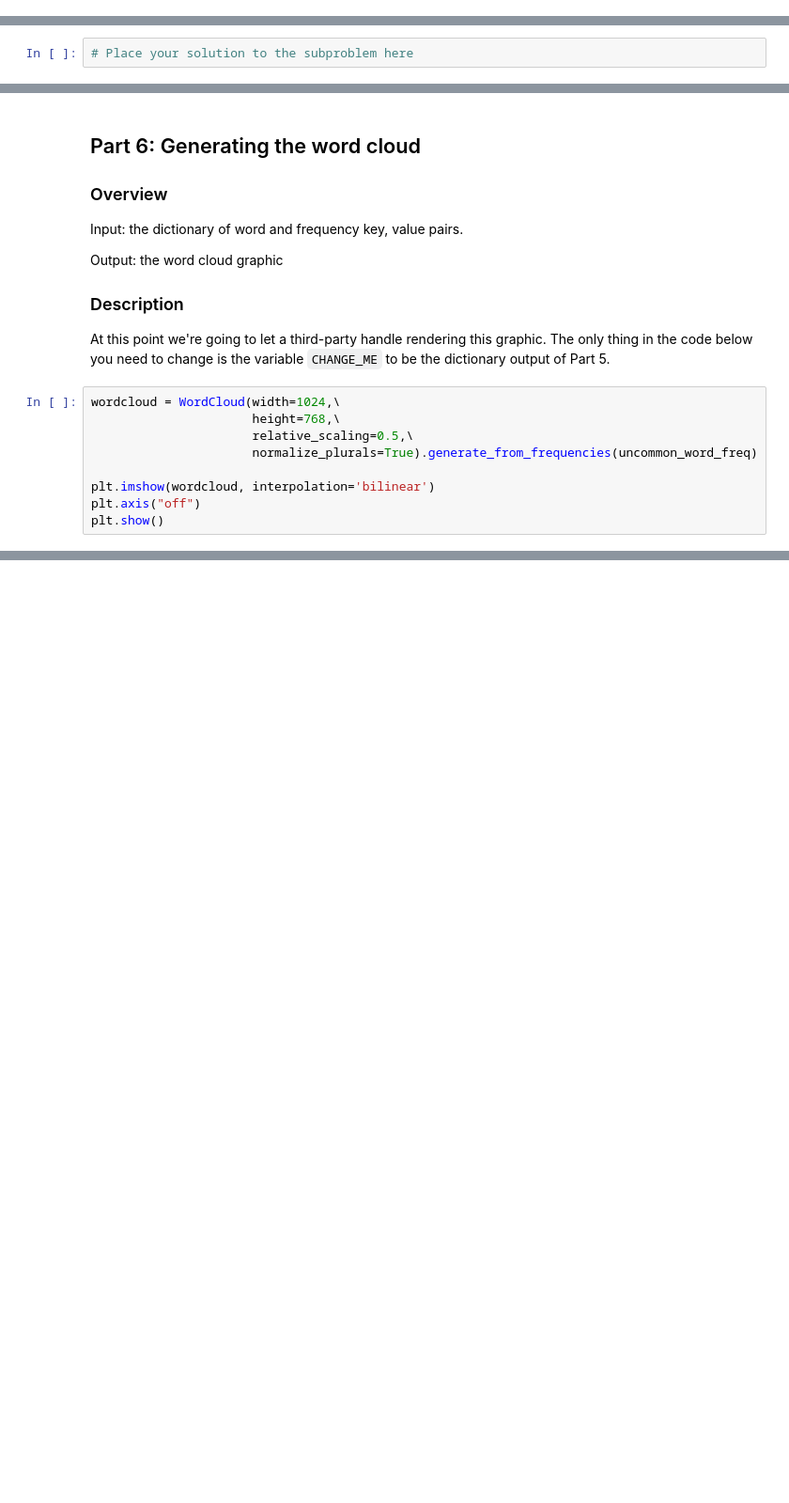
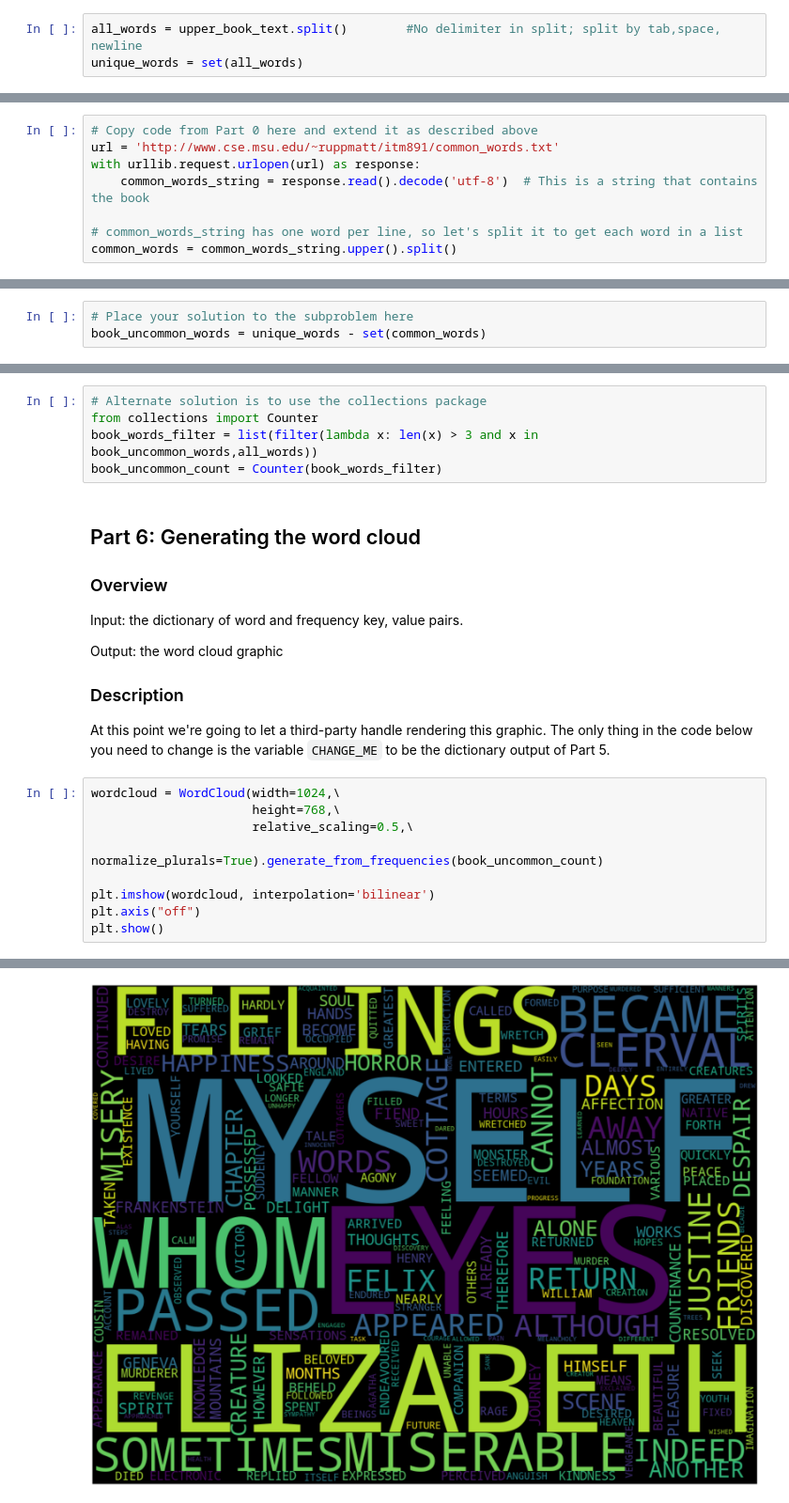
Before and after one commit to paullee625/CSE801A, a Jupyter notebook: Lab02 - Basic Data Types and Word Cloud (1).ipynb, the cells around one changed output, grey strips where cells are left out. Shown at 94% size. Saved outputs shown, nothing was run; the diff lists cells and outputs as text; blank space fills up the shorter version.

```diff
--- a/Lab02 - Basic Data Types and Word Cloud (1).ipynb
+++ b/Lab02 - Basic Data Types and Word Cloud (1).ipynb
@@ -107,3 +105,6 @@ In the next section we are going to remove common words from the text.  Before w
+# %%
+all_words = upper_book_text.split()        #No delimiter in split; split by tab,space, newline
+unique_words = set(all_words)
 # %% [markdown]
 ## Part 3: Getting common words
 
@@ -128,3 +127,11 @@ Note: Examine what that file contains.  Is it in the right format for what we ne
+# %%
+# Copy code from Part 0 here and extend it as described above
+url = 'http://www.cse.msu.edu/~ruppmatt/itm891/common_words.txt'
+with urllib.request.urlopen(url) as response:
+    common_words_string = response.read().decode('utf-8')  # This is a string that contains the book
+
+# common_words_string has one word per line, so let's split it to get each word in a list
+common_words = common_words_string.upper().split()
 # %% [markdown]
 ## Part 4: Removing common words from the text
 
@@ -144,6 +151,7 @@ Using the unique collection of words Part 2 (in the book) and Part 3 (common wor
 + If both of these are the same data type that represents a collection of unique objects, what operator would you use to get just the uncommon words in the book?
 # %%
 # Place your solution to the subproblem here
+book_uncommon_words = unique_words - set(common_words)
 # %% [markdown]
 ## Part 5: Getting the word frequency of uncommon words from the text
 
@@ -184,3 +203,8 @@ Imagine that we had a list of words in a variable called `words_in_book` that co
+# %%
+# Alternate solution is to use the collections package
+from collections import Counter
+book_words_filter = list(filter(lambda x: len(x) > 3 and x in book_uncommon_words,all_words))
+book_uncommon_count = Counter(book_words_filter)
 # %% [markdown]
 ## Part 6: Generating the word cloud
 
@@ -198,7 +222,7 @@ At this point we're going to let a third-party handle rendering this graphic.  T
 wordcloud = WordCloud(width=1024,\
                       height=768,\
                       relative_scaling=0.5,\
-                      normalize_plurals=True).generate_from_frequencies(uncommon_word_freq)
+                      normalize_plurals=True).generate_from_frequencies(book_uncommon_count)
 
 plt.imshow(wordcloud, interpolation='bilinear')
 plt.axis("off")
@@ -207,0 +231 @@ NameError: name 'uncommon_word_freq' is not defined
+[figure, added]
```
Also changed, not shown: parts of 6 cells of this notebook.
